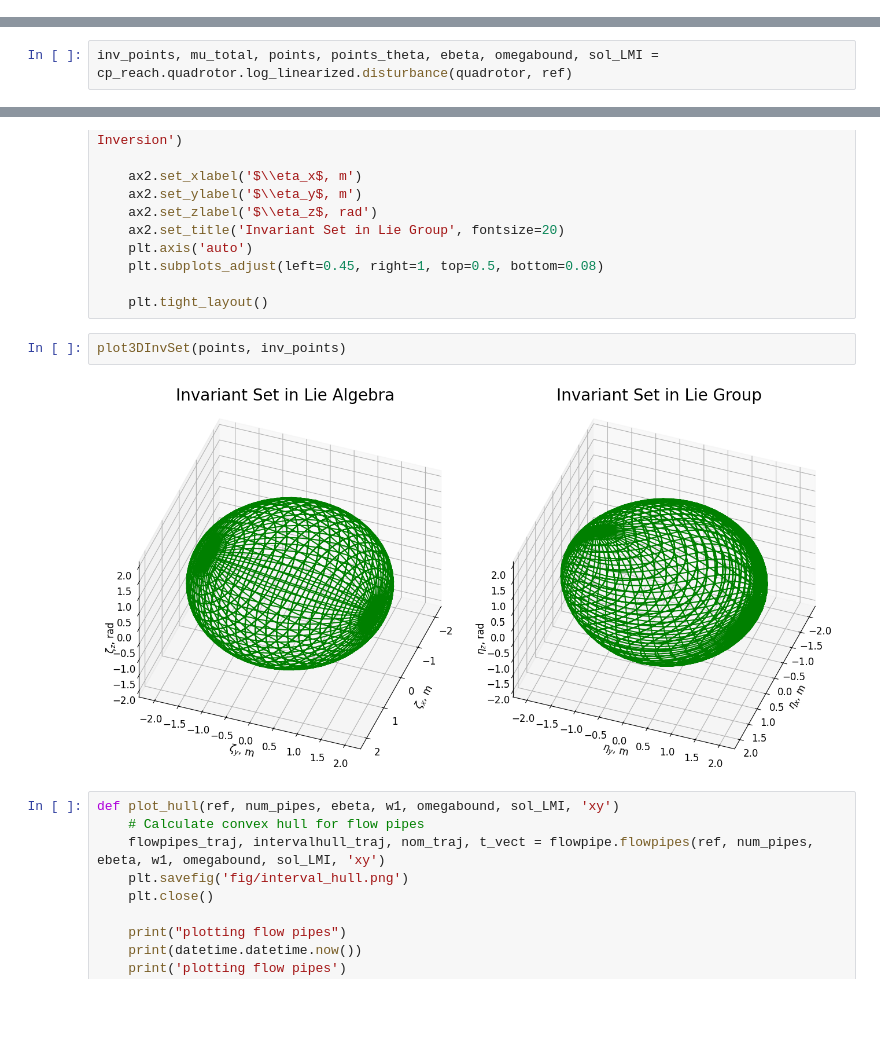
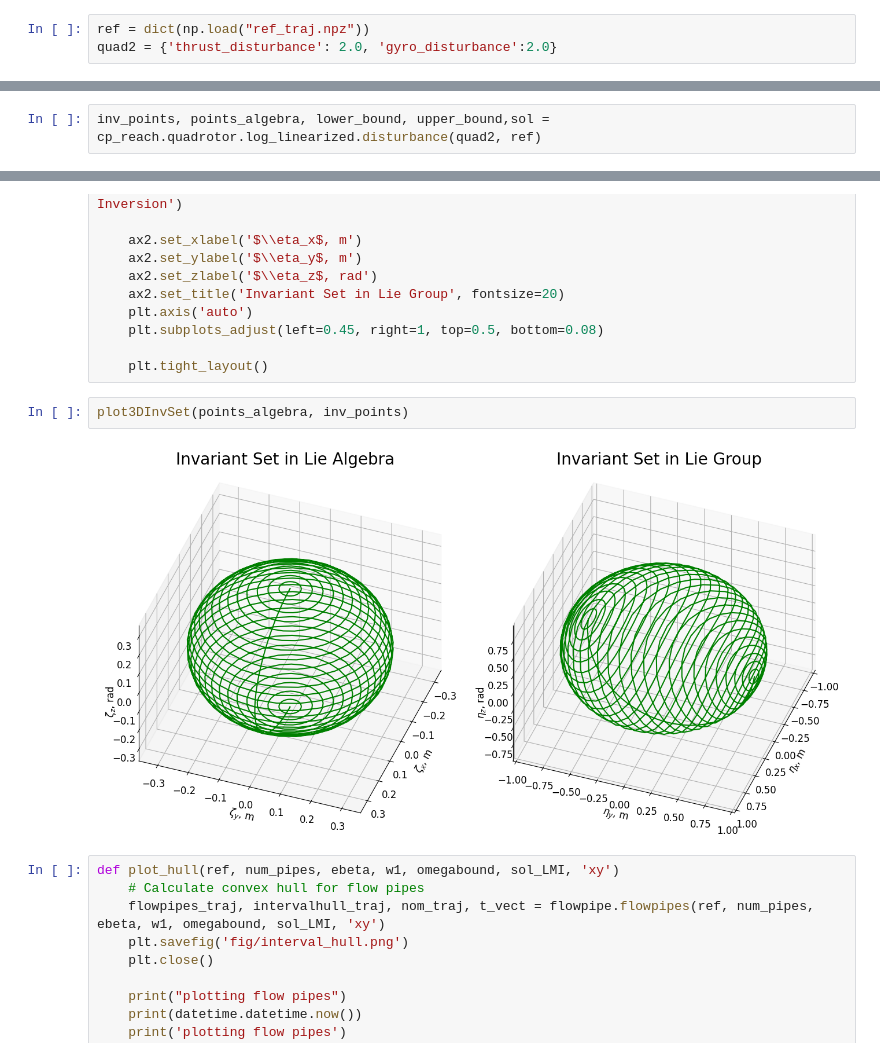
Before and after one commit to micahkc/cp_reach, a Jupyter notebook: cp_reach/examples/Quadrotor_example.ipynb, the cells around one changed output, grey strips where cells are left out. Drawn from its saved outputs; the diff is of its cells as text; blank space fills up the shorter version.

```diff
--- a/cp_reach/examples/Quadrotor_example.ipynb
+++ b/cp_reach/examples/Quadrotor_example.ipynb
@@ -16,3 +19,6 @@ ref = cp_reach.sim.multirotor_plan.traj_3()
+# %%
+ref = dict(np.load("ref_traj.npz"))
+quad2 = {'thrust_disturbance': 2.0, 'gyro_disturbance':2.0}
 # %%
 fig = plt.figure(figsize=(8,8))
 axis = fig.add_subplot(111, projection="3d")
@@ -20,4 +26,4 @@ cp_reach.sim.multirotor_plan.plot_trajectory3D(ref, axis)
 # %% [output]
 [figure]
 # %%
-inv_points, mu_total, points, points_theta, ebeta, omegabound, sol_LMI = cp_reach.quadrotor.log_linearized.disturbance(quadrotor, ref)
+inv_points, points_algebra, lower_bound, upper_bound,sol = cp_reach.quadrotor.log_linearized.disturbance(quad2, ref)
@@ -92,9 +157,9 @@ def plot3DInvSet(points, inv_points):
 
     plt.tight_layout()
 # %%
-plot3DInvSet(points, inv_points)
+plot3DInvSet(points_algebra, inv_points)
 # %% [output]
-[figure, old version]
+[figure, new version]
 # %%
 def plot_hull(ref, num_pipes, ebeta, w1, omegabound, sol_LMI, 'xy')
     # Calculate convex hull for flow pipes
```
Also changed, not shown: parts of 11 cells of this notebook, 6 other files.
